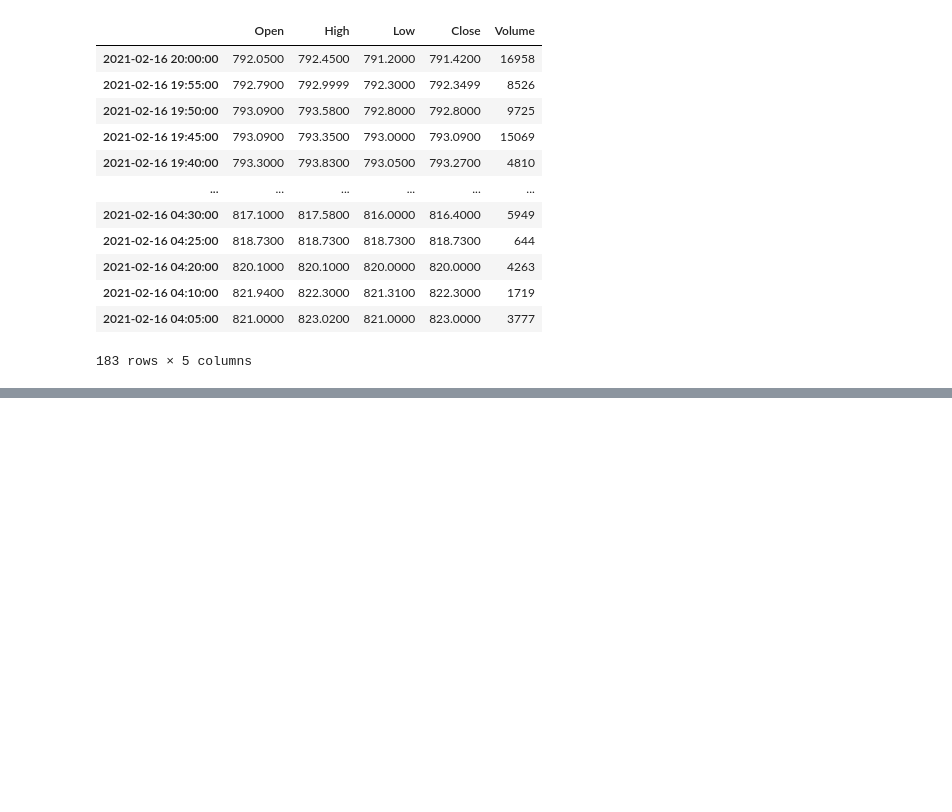
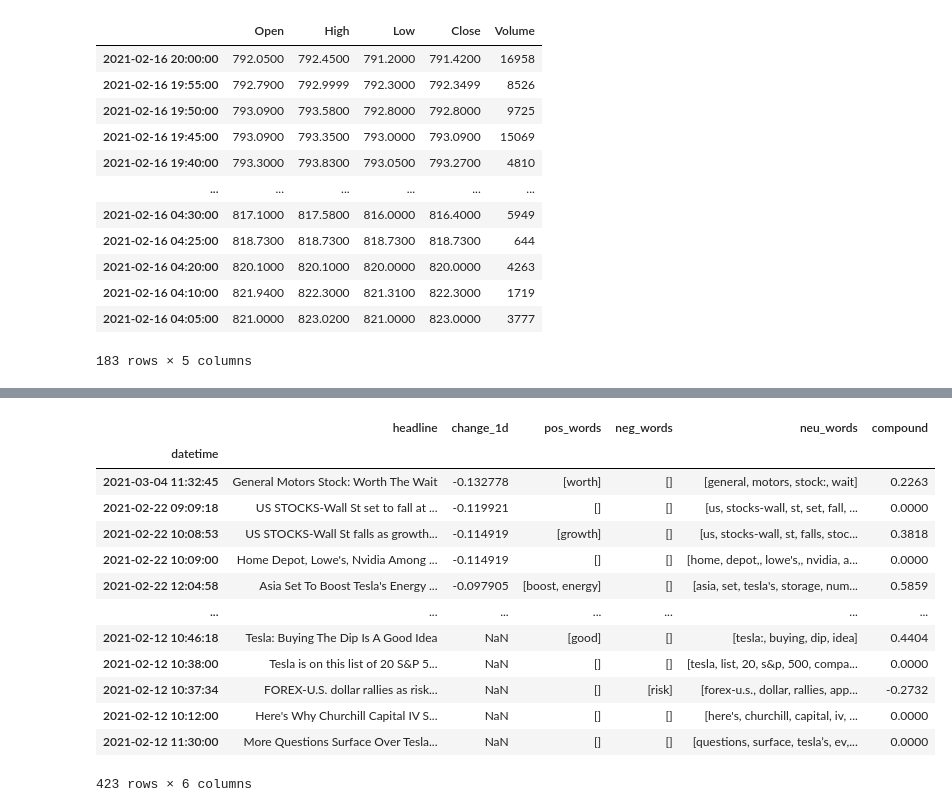
Before and after one commit to alessandraquig/SentimentAnalysisSubproject, a Jupyter notebook: FinanceSentimentAnalyser.ipynb, the cells around one changed output, grey strips where cells are left out. Cells and saved outputs as stored; diff of their text form; code cells hidden in the pictures; blank space fills up the shorter version.

```diff
--- a/FinanceSentimentAnalyser.ipynb
+++ b/FinanceSentimentAnalyser.ipynb
@@ -109,0 +120,36 @@ plt.plot(mean_df.xs('change_1d'))
+# %%
+# Remove stop words
+df['tokenized'] = df['headline'].apply(lambda x: [word for word in WhitespaceTokenizer().tokenize(x.lower()) if word not in stopwords.words('english')])
+# %%
+def individual_word_sentiment(tokenized_words):
+    sent_words = {'pos_words': [], 'neg_words': [], 'neu_words': []}
+    for word in tokenized_words:
+        if (vader.polarity_scores(word)['compound']) >= 0.1:
+            sent_words['pos_words'].append(word)
+        elif (vader.polarity_scores(word)['compound']) <= -0.1:
+            sent_words['neg_words'].append(word)
+        else:
+            sent_words['neu_words'].append(word)
+
+    return sent_words
+
+word_scores = pd.DataFrame.from_records(df['tokenized'].apply(individual_word_sentiment), index=df.index)
+# %%
+analyse_df = pd.concat([df, word_scores], axis=1)
+# %%
+analyse_df.sort_values('change_1d')[['headline', 'change_1d', 'pos_words', 'neg_words', 'neu_words', 'compound']]
+# %% [output]
+|  | headline | change_1d | pos_words | neg_words | neu_words | compound |
+| datetime |  |  |  |  |  |  |
+| 2021-03-04 11:32:45 | General Motors Stock: Worth The Wait | -0.132778 | [worth] | [] | [general, motors, stock:, wait] | 0.2263 |
+| 2021-02-22 09:09:18 | US STOCKS-Wall St set to fall at ... | -0.119921 | [] | [] | [us, stocks-wall, st, set, fall, ... | 0.0000 |
+| 2021-02-22 10:08:53 | US STOCKS-Wall St falls as growth... | -0.114919 | [growth] | [] | [us, stocks-wall, st, falls, stoc... | 0.3818 |
+| 2021-02-22 10:09:00 | Home Depot, Lowe's, Nvidia Among ... | -0.114919 | [] | [] | [home, depot,, lowe's,, nvidia, a... | 0.0000 |
+| 2021-02-22 12:04:58 | Asia Set To Boost Tesla's Energy ... | -0.097905 | [boost, energy] | [] | [asia, set, tesla's, storage, num... | 0.5859 |
+| ... | ... | ... | ... | ... | ... | ... |
+| 2021-02-12 10:46:18 | Tesla: Buying The Dip Is A Good Idea | NaN | [good] | [] | [tesla:, buying, dip, idea] | 0.4404 |
+| 2021-02-12 10:38:00 | Tesla is on this list of 20 S&P 5... | NaN | [] | [] | [tesla, list, 20, s&p, 500, compa... | 0.0000 |
+| 2021-02-12 10:37:34 | FOREX-U.S. dollar rallies as risk... | NaN | [] | [risk] | [forex-u.s., dollar, rallies, app... | -0.2732 |
+| 2021-02-12 10:12:00 | Here's Why Churchill Capital IV S... | NaN | [] | [] | [here's, churchill, capital, iv, ... | 0.0000 |
+| 2021-02-12 11:30:00 | More Questions Surface Over Tesla... | NaN | [] | [] | [questions, surface, tesla’s, ev,... | 0.0000 |
+423 rows × 6 columns
```
Also changed, not shown: parts of 13 cells of this notebook.
